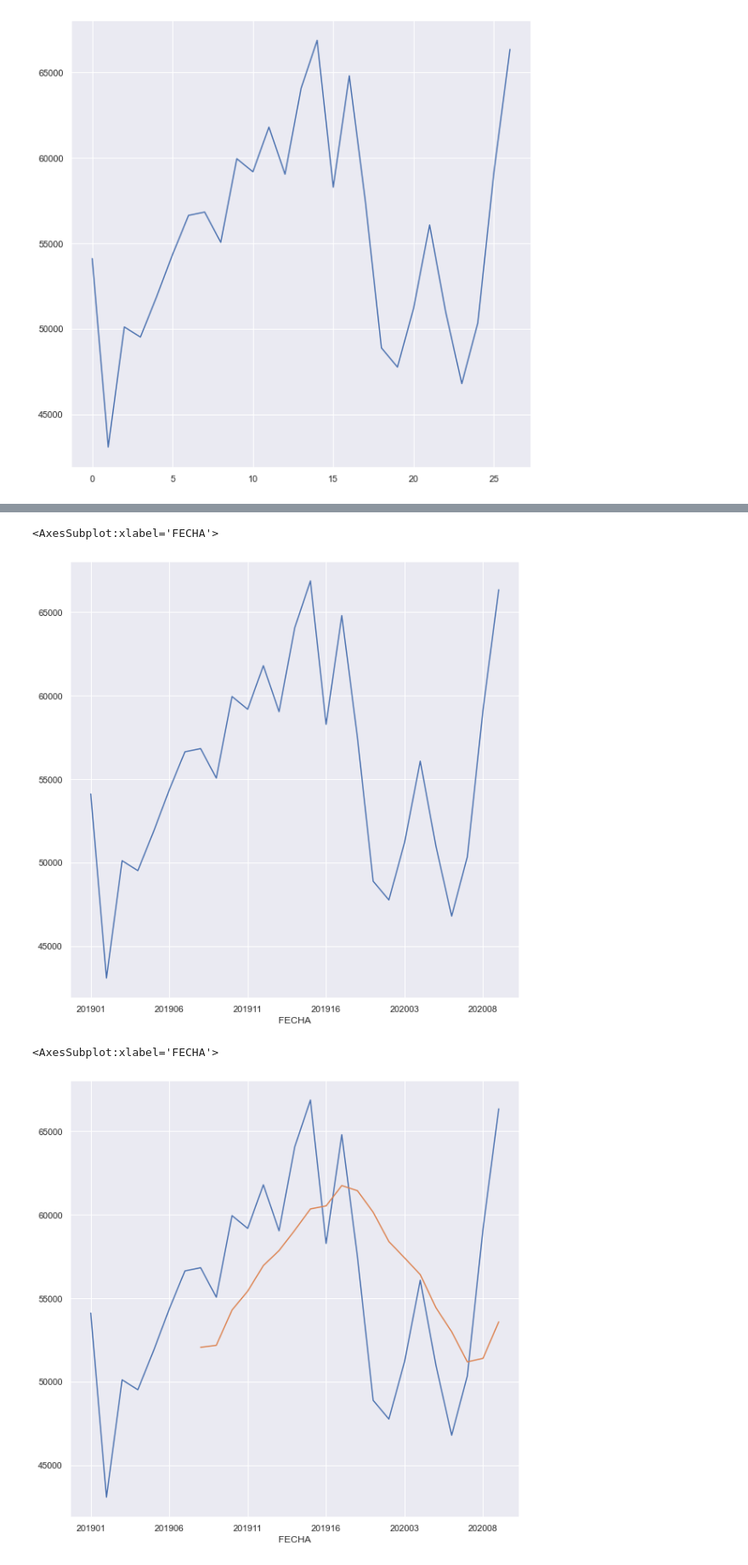
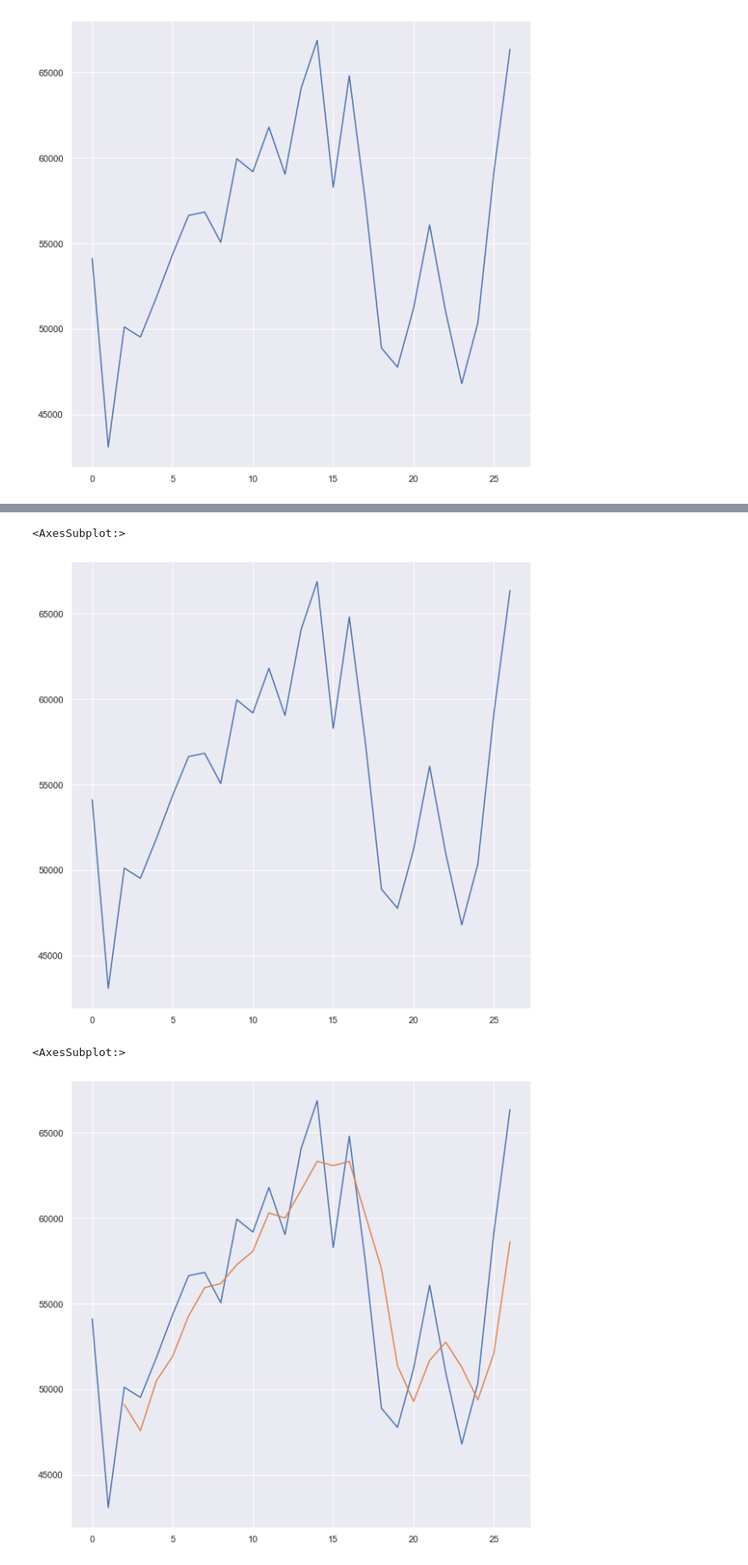
Before and after one commit to ignacio1511/Azzorti-Challenge, a Jupyter notebook: pregunta3.ipynb, the cells around one changed output, grey strips where cells are left out. Shown: that part at 85% size. Drawn from its saved outputs; the diff is of its cells as text; code cells hidden in the pictures.

```diff
--- a/pregunta3.ipynb
+++ b/pregunta3.ipynb
@@ -273,4 +285,4 @@ df
 # %%
 ##df["FECHA"] = pd.to_datetime(df["FECHA"])
-df = df.set_index("FECHA")
-df
+# df = df.reset_index().set_index("FECHA")
+# df
@@ -296,12 +289,12 @@ df
 # %%
 df["PEDIDOS_TOTALES"].plot(figsize =(10,10))
 # %% [output]
-<AxesSubplot:xlabel='FECHA'>
+<AxesSubplot:>
-[figure, old version]
+[figure, new version]
 # %%
 df["PEDIDOS_TOTALES"].plot(figsize =(10,10))
-df['PEDIDOS_TOTALES'].rolling(window=8).mean().plot()
+df['PEDIDOS_TOTALES'].rolling(window=3).mean().plot() ## se observa una demanda estacionaria
 # %% [output]
-<AxesSubplot:xlabel='FECHA'>
+<AxesSubplot:>
-[figure, old version]
+[figure, new version]
 # %%
```
Also changed, not shown: parts of 23 cells of this notebook, 9 other files.
